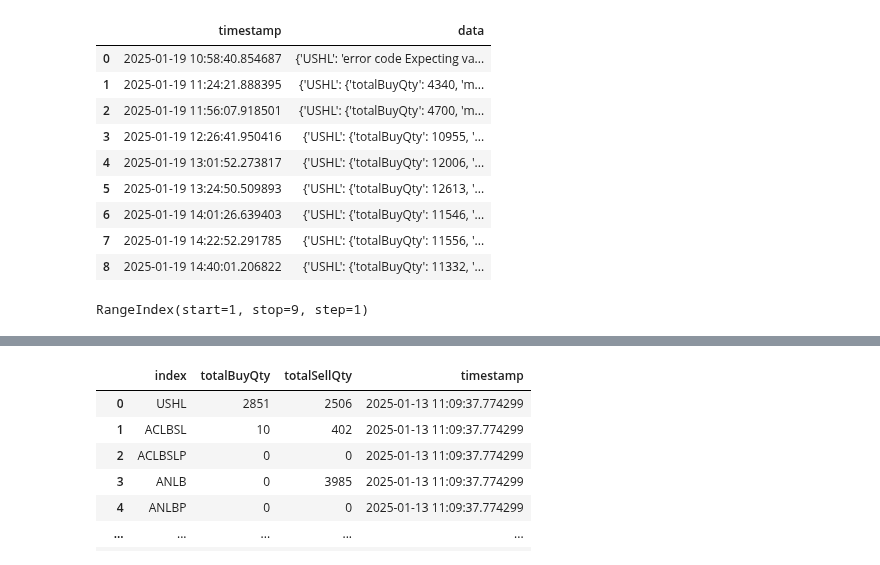
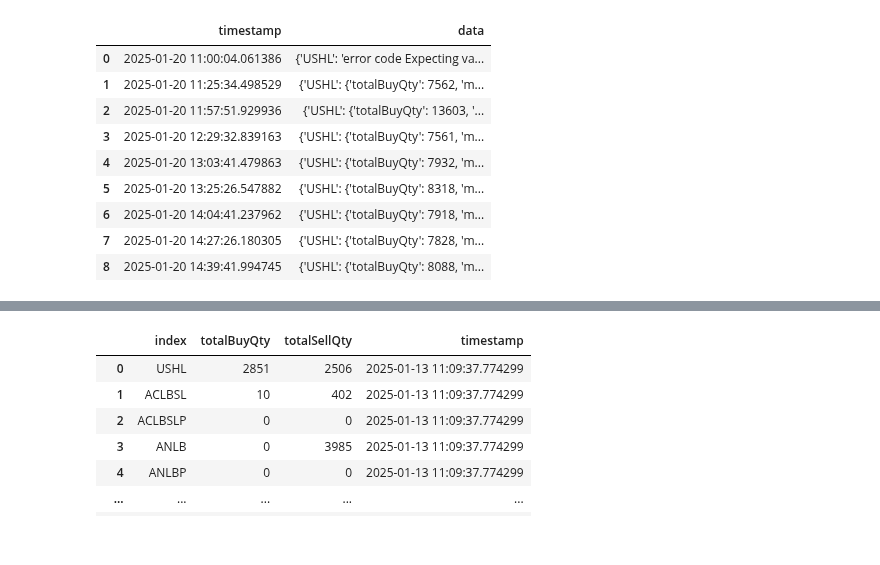
Before and after one commit to madhuko/nepse_depth, a Jupyter notebook: analytics.ipynb, the cells around one changed output, grey strips where cells are left out. Saved outputs shown, nothing was run; the diff lists cells and outputs as text; code cells hidden in the pictures.

```diff
--- a/analytics.ipynb
+++ b/analytics.ipynb
@@ -9,21 +9,17 @@ import glob
 nepse = AsyncNepse()
 nepse.setTLSVerification(False)  # Temporary, until NEPSE sorts its SSL certificate problem
 # %%
-df=pd.read_json(r'files\2025\2025-01-19.json')
+df=pd.read_json(r'files\2025\2025-01-20.json')
 # df['id']=df['marketDepth'][0].get('buyMarketDepthList')[0].get('stockId')
 df
 # %% [output]
 |  | timestamp | data |
-| 0 | 2025-01-19 10:58:40.854687 | {'USHL': 'error code Expecting va... |
-| 1 | 2025-01-19 11:24:21.888395 | {'USHL': {'totalBuyQty': 4340, 'm... |
-| 2 | 2025-01-19 11:56:07.918501 | {'USHL': {'totalBuyQty': 4700, 'm... |
-| 3 | 2025-01-19 12:26:41.950416 | {'USHL': {'totalBuyQty': 10955, '... |
-| 4 | 2025-01-19 13:01:52.273817 | {'USHL': {'totalBuyQty': 12006, '... |
-| 5 | 2025-01-19 13:24:50.509893 | {'USHL': {'totalBuyQty': 12613, '... |
-| 6 | 2025-01-19 14:01:26.639403 | {'USHL': {'totalBuyQty': 11546, '... |
-| 7 | 2025-01-19 14:22:52.291785 | {'USHL': {'totalBuyQty': 11556, '... |
-| 8 | 2025-01-19 14:40:01.206822 | {'USHL': {'totalBuyQty': 11332, '... |
+| 0 | 2025-01-20 11:00:04.061386 | {'USHL': 'error code Expecting va... |
+| 1 | 2025-01-20 11:25:34.498529 | {'USHL': {'totalBuyQty': 7562, 'm... |
+| 2 | 2025-01-20 11:57:51.929936 | {'USHL': {'totalBuyQty': 13603, '... |
+| 3 | 2025-01-20 12:29:32.839163 | {'USHL': {'totalBuyQty': 7561, 'm... |
+| 4 | 2025-01-20 13:03:41.479863 | {'USHL': {'totalBuyQty': 7932, 'm... |
+| 5 | 2025-01-20 13:25:26.547882 | {'USHL': {'totalBuyQty': 8318, 'm... |
+| 6 | 2025-01-20 14:04:41.237962 | {'USHL': {'totalBuyQty': 7918, 'm... |
+| 7 | 2025-01-20 14:27:26.180305 | {'USHL': {'totalBuyQty': 7828, 'm... |
+| 8 | 2025-01-20 14:39:41.994745 | {'USHL': {'totalBuyQty': 8088, 'm... |
-# %%
-df.index
-# %% [output]
-RangeIndex(start=1, stop=9, step=1)
```
Also changed, not shown: parts of 1 cell of this notebook.
